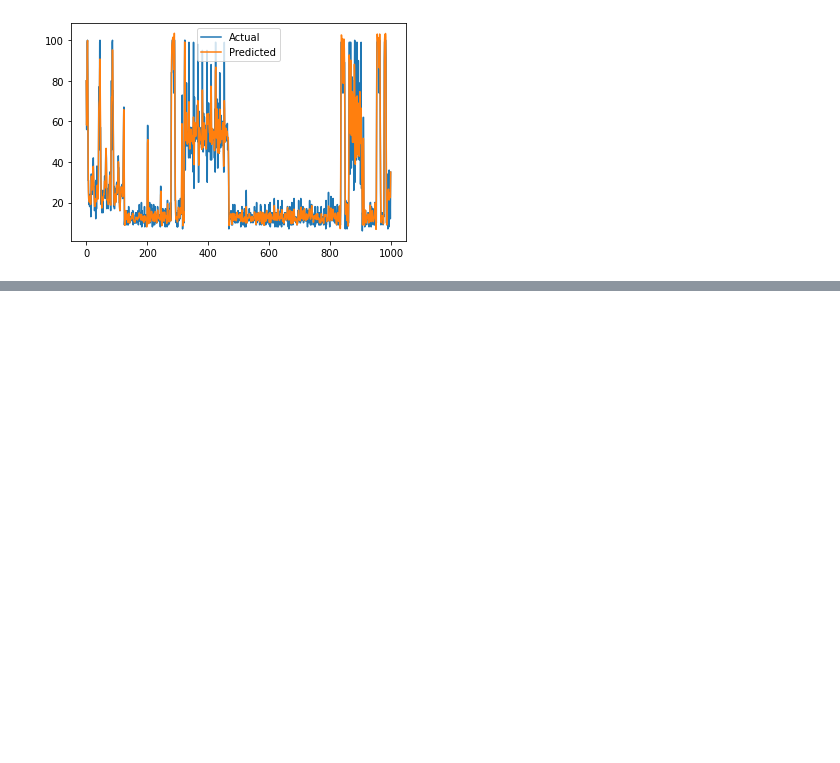
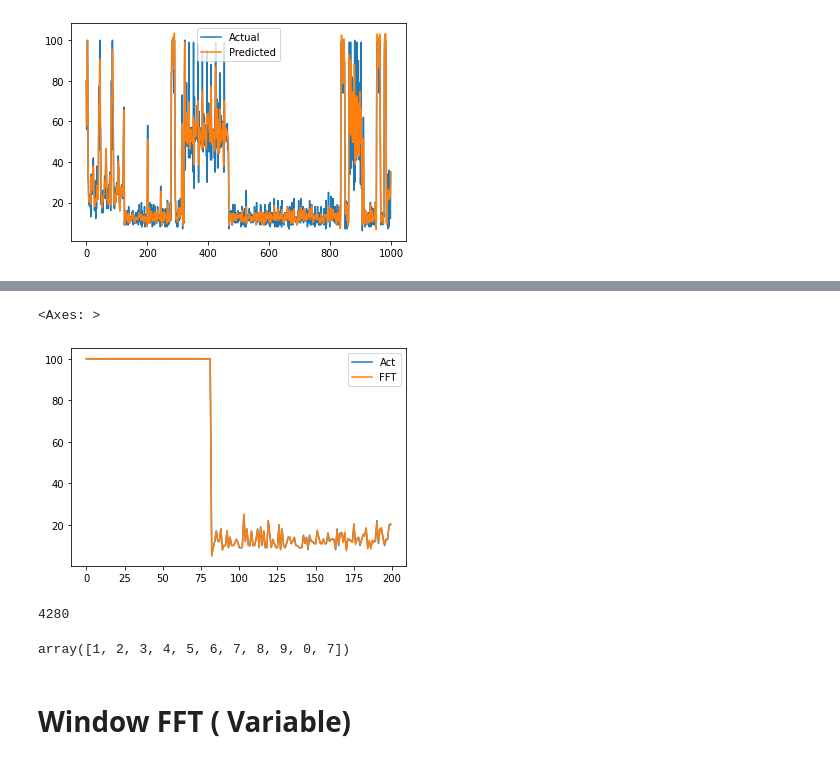
Before and after one commit to dipayan2/ARMAModel, a Jupyter notebook: Train_TestModel.ipynb, the cells around one changed output, grey strips where cells are left out. Cells and saved outputs as stored; diff of their text form; code cells hidden in the pictures; blank space fills up the shorter version.

```diff
--- a/Train_TestModel.ipynb
+++ b/Train_TestModel.ipynb
@@ -1696,0 +1605,42 @@ df_plot[['FiltFilt','LFilter']].plot()
+# %%
+from scipy.fft import fft,ifft,fftfreq
+# import random
+# #Generate 5 random numbers between 10 and 30
+# dx = np.random.rand(100,1)
+# # print(randomlist)
+
+mySig = dx[7000:7800]
+
+
+N = len(mySig)
+yfft = fft(mySig)
+xf = fftfreq(N,1/100.0)
+yfftN = yfft
+yfftN[396:-395] = 0
+# yfftN[1000:-1000] = 0
+y_rec = ifft(yfftN)
+df_fftpl = pd.DataFrame()
+df_fftpl['Act'] = mySig[500:700]
+df_fftpl['FFT'] = y_rec[500:700]
+df_fftpl[['Act','FFT']].plot()
+# df_fftpl['Act'].plot()
+# plt.plot(xf[:20],np.abs(yfft)[:20])
+# plt.grid()
+# plt.show()
+
+# yfft
+# %% [output]
+<Axes: >
+[figure, added]
+# %%
+len(dx)//2
+# %% [output]
+4280
+# %%
+x = np.array([1,2,3,4,5,6,7,8,9,0])
+x = np.append(x,7)
+x
+# %% [output]
+array([1, 2, 3, 4, 5, 6, 7, 8, 9, 0, 7])
+# %% [markdown]
+# Window FFT ( Variable)
```
Also changed, not shown: parts of 54 cells of this notebook, 1 other file.
